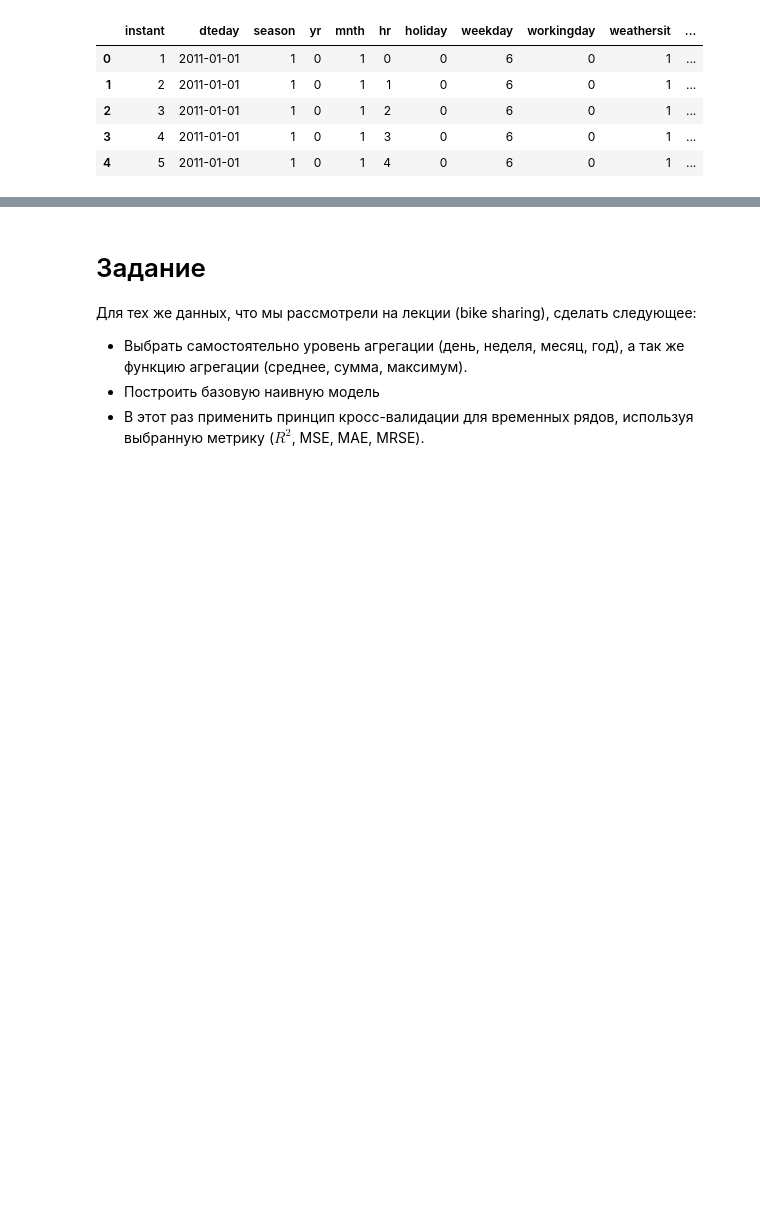
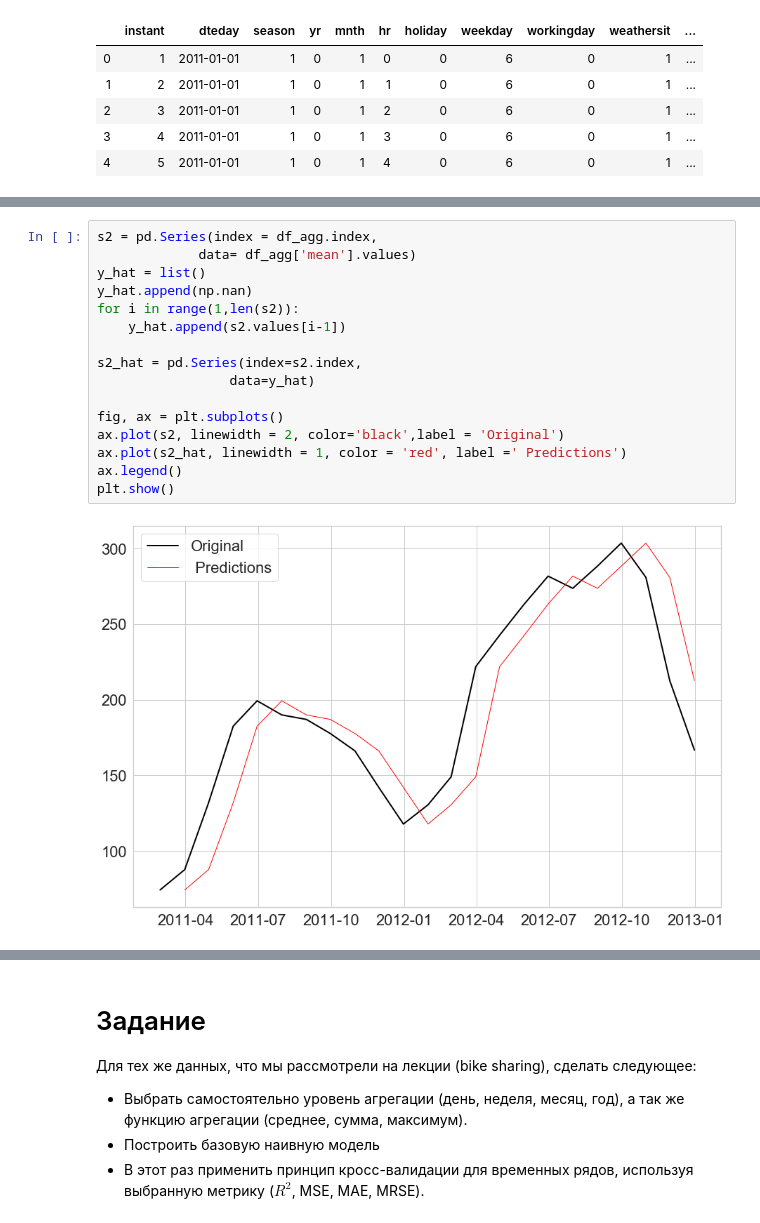
Before and after one commit to Prion84/Forecasting-and-Time-Series, a Jupyter notebook: lecture 2/home-work.ipynb, the cells around one changed output, grey strips where cells are left out. Saved outputs shown, nothing was run; the diff lists cells and outputs as text; blank space fills up the shorter version.

```diff
--- a/lecture 2/home-work.ipynb
+++ b/lecture 2/home-work.ipynb
@@ -30,0 +95,18 @@ df.head()
+# %%
+s2 = pd.Series(index = df_agg.index,
+             data= df_agg['mean'].values)
+y_hat = list()
+y_hat.append(np.nan)
+for i in range(1,len(s2)):
+    y_hat.append(s2.values[i-1])
+
+s2_hat = pd.Series(index=s2.index,
+                 data=y_hat)
+
+fig, ax = plt.subplots()
+ax.plot(s2, linewidth = 2, color='black',label = 'Original')
+ax.plot(s2_hat, linewidth = 1, color = 'red', label =' Predictions')
+ax.legend()
+plt.show()
+# %% [output]
+[figure, added]
```
Also changed, not shown: parts of 10 cells of this notebook.
